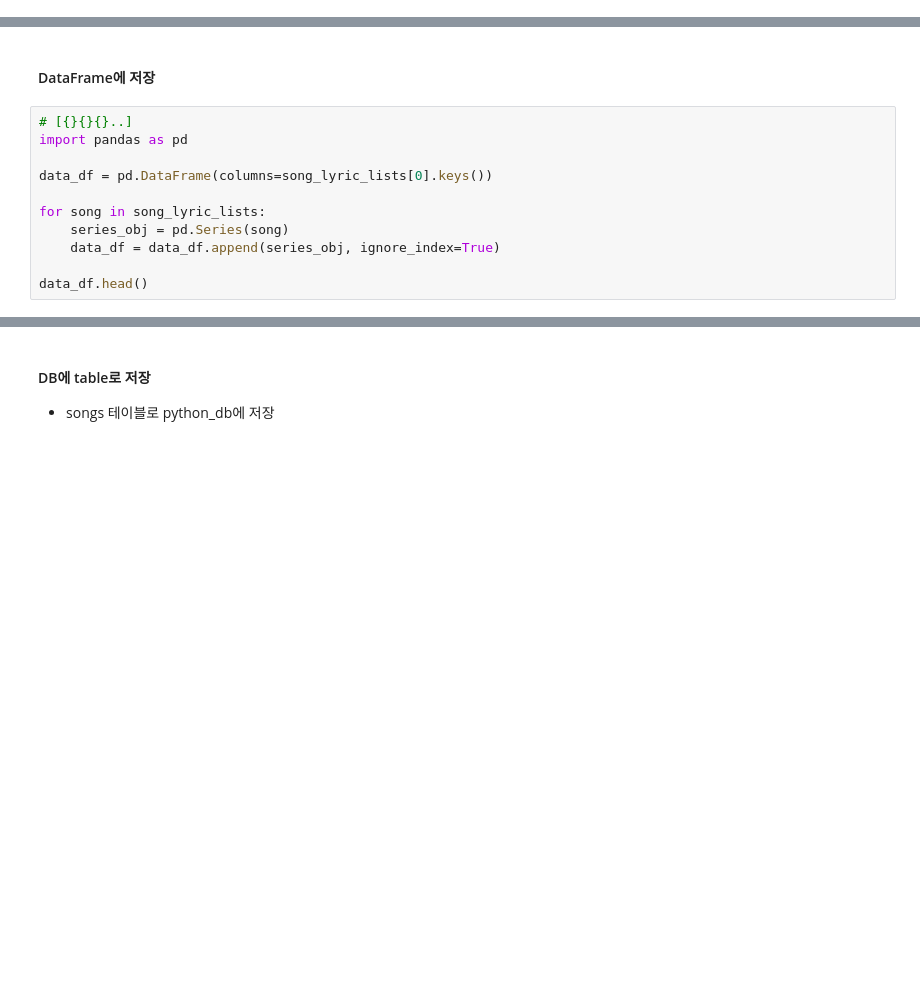
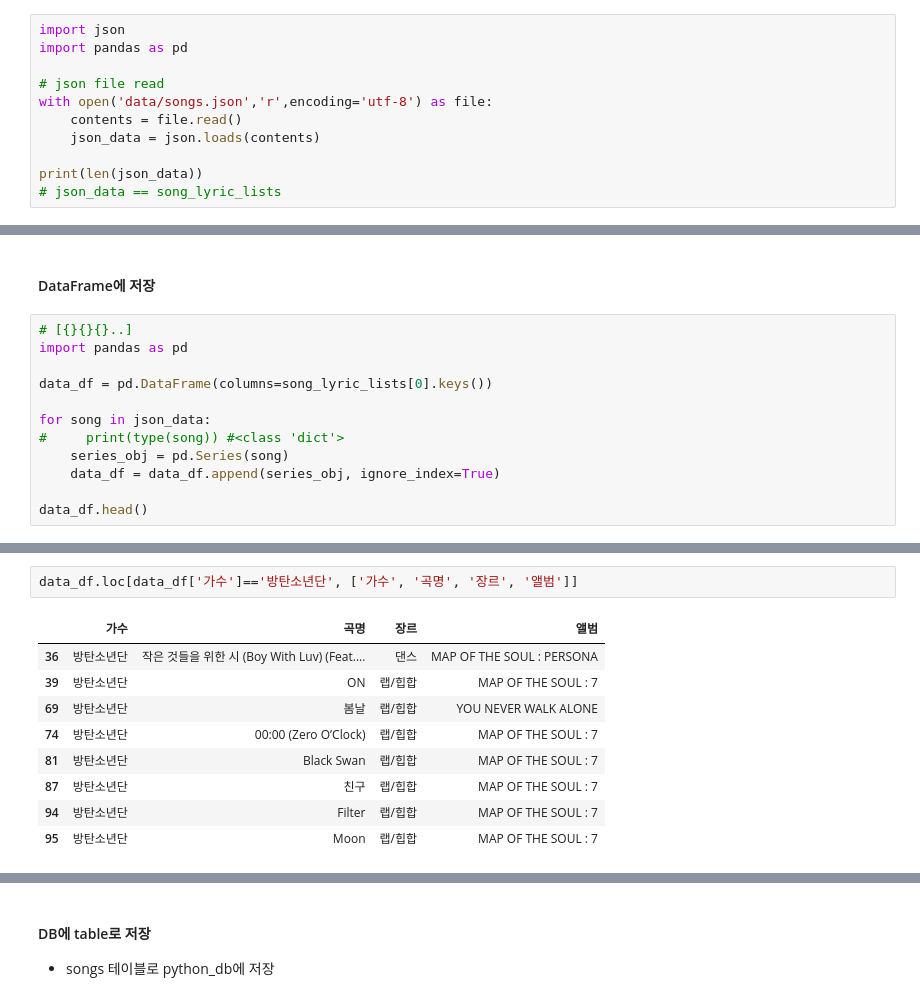
Before and after one commit to progjs/web_scraping, a Jupyter notebook: 5.Melon_100Chart_파싱_분석_저장.ipynb, the cells around one changed output, grey strips where cells are left out. Saved outputs shown, nothing was run; the diff lists cells and outputs as text; blank space fills up the shorter version.

```diff
--- a/5.Melon_100Chart_파싱_분석_저장.ipynb
+++ b/5.Melon_100Chart_파싱_분석_저장.ipynb
@@ -128,0 +131,11 @@ song_lyric_lists[0]
+# %%
+import json
+import pandas as pd
+
+# json file read
+with open('data/songs.json','r',encoding='utf-8') as file:
+    contents = file.read()
+    json_data = json.loads(contents)
+
+print(len(json_data))
+# json_data == song_lyric_lists
@@ -134,7 +149,8 @@ import pandas as pd
 
 data_df = pd.DataFrame(columns=song_lyric_lists[0].keys())
 
-for song in song_lyric_lists:
+for song in json_data:
+#     print(type(song)) #<class 'dict'>
     series_obj = pd.Series(song)
     data_df = data_df.append(series_obj, ignore_index=True)
 
@@ -148,0 +213,12 @@ data_df.head()
+# %%
+data_df.loc[data_df['가수']=='방탄소년단', ['가수', '곡명', '장르', '앨범']]
+# %% [output]
+|  | 가수 | 곡명 | 장르 | 앨범 |
+| 36 | 방탄소년단 | 작은 것들을 위한 시 (Boy With Luv) (Feat.... | 댄스 | MAP OF THE SOUL : PERSONA |
+| 39 | 방탄소년단 | ON | 랩/힙합 | MAP OF THE SOUL : 7 |
+| 69 | 방탄소년단 | 봄날 | 랩/힙합 | YOU NEVER WALK ALONE |
+| 74 | 방탄소년단 | 00:00 (Zero O’Clock) | 랩/힙합 | MAP OF THE SOUL : 7 |
+| 81 | 방탄소년단 | Black Swan | 랩/힙합 | MAP OF THE SOUL : 7 |
+| 87 | 방탄소년단 | 친구 | 랩/힙합 | MAP OF THE SOUL : 7 |
+| 94 | 방탄소년단 | Filter | 랩/힙합 | MAP OF THE SOUL : 7 |
+| 95 | 방탄소년단 | Moon | 랩/힙합 | MAP OF THE SOUL : 7 |
```
Also changed, not shown: parts of 18 cells of this notebook.
